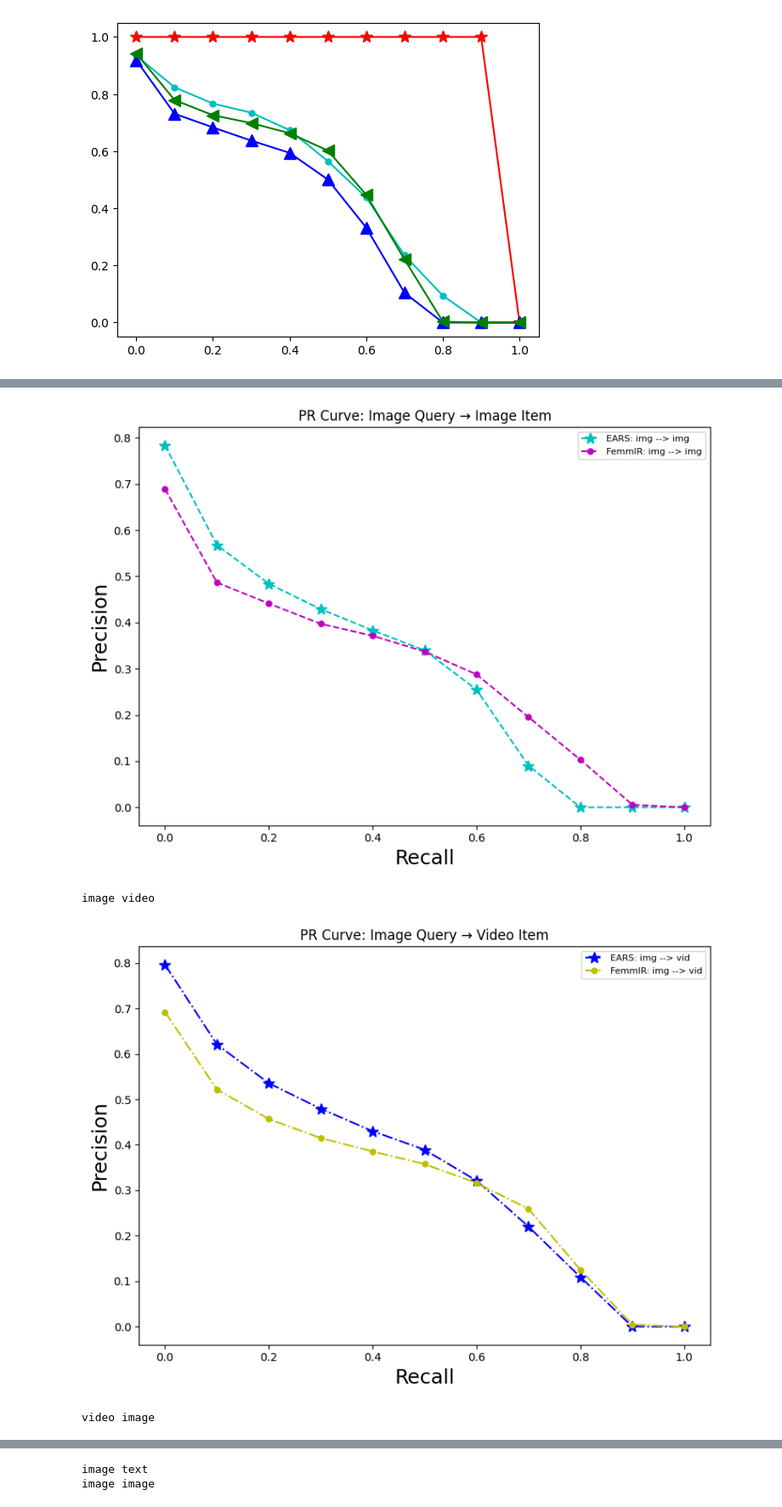
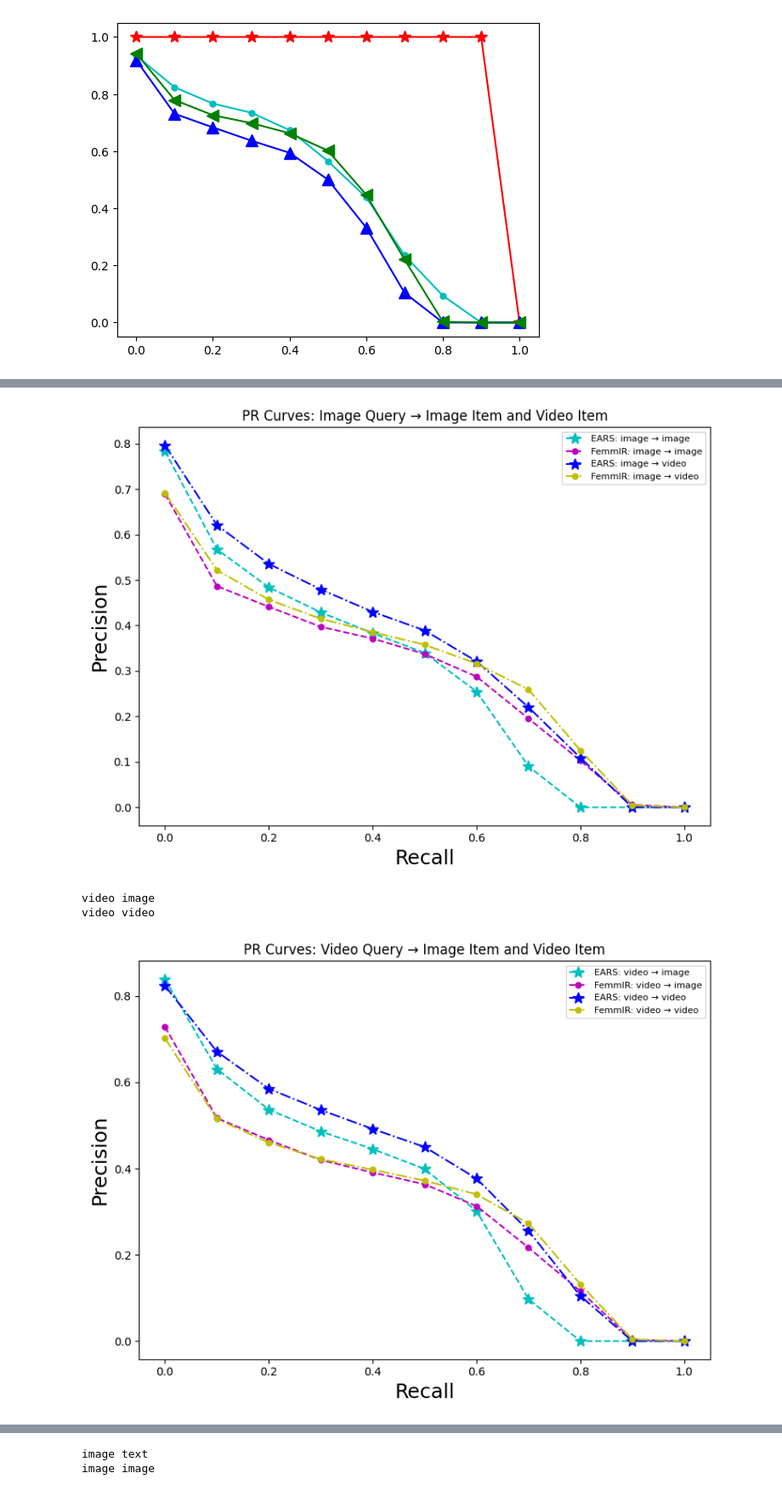
Before and after one commit to ksolaiman/MMIR-SQL-GCN, a Jupyter notebook: pr_curve_generation.ipynb, the cells around one changed output, grey strips where cells are left out. Shown: that part at 85% size. Drawn from its saved outputs; the diff is of its cells as text; code cells hidden in the pictures.

Commit message:
made the legends dynamic for any type of querying

```diff
--- a/pr_curve_generation.ipynb
+++ b/pr_curve_generation.ipynb
@@ -109,30 +109,38 @@ line_styles = ['-', '--', '-.', ':']
 
 # lbl = ['Text-->Text','Text-->Video', 'Text-->Image',  'Text-->All']
 #
-multilbl = [['EARS: img --> txt', 'FemmIR: img --> txt'],
-            ['EARS: img --> img', 'FemmIR: img --> img'],
-            ['EARS: img --> vid', 'FemmIR: img --> vid'],
-            ['EARS: img --> all', 'FemmIR: img --> all']]
+# multilbl = [['EARS: img --> txt', 'FemmIR: img --> txt'],
+#             ['EARS: img --> img', 'FemmIR: img --> img'],
+#             ['EARS: img --> vid', 'FemmIR: img --> vid'],
+#             ['EARS: img --> all', 'FemmIR: img --> all']]
 
-# for idx2, name1 in enumerate(names[0:1]):#[:-1]:
-#     for idx, name2 in enumerate(names[0:4]):
 def show_compare(name1, name2, plotno=0):
         print(name1, name2)
-        name1 = noofobj[names.index(name1)]
-        name2 = noofobj[names.index(name2)]
-        with open(name1+"-"+name2+"-precision-11-point.pkl", "rb") as f:
+        name1_idx = noofobj[names.index(name1)]
+        name2_idx = noofobj[names.index(name2)]
+        with open(name1_idx +"-"+ name2_idx +"-precision-11-point.pkl", "rb") as f:
             precision = pickle.load(f)
-        with open(name1+"-"+name2+"-recall-11-point.pkl", "rb") as f:
+        with open(name1_idx +"-"+ name2_idx +"-recall-11-point.pkl", "rb") as f:
             recall = pickle.load(f)
-        l1, = plt.plot(recall, precision, marker[0]+line_styles[plotno]+clr[plotno][0], markevery=1, markersize=10, label=multilbl[plotno][0]) #
+        l1, = plt.plot(
+                recall, precision,
+                marker[0]+line_styles[plotno]+clr[plotno][0],
+                markevery=1, markersize=10,
+                label=f'EARS: {name1} → {name2}'
+              ) #
 
         model_name = "simgnn/"
         model_version = "sim-as-prediction/"
-        with open(model_name + model_version + name1+"-"+name2+"-precision-11-point.pkl", "rb") as f:
+        with open(model_name + model_version + name1_idx +"-"+ name2_idx +"-precision-11-point.pkl", "rb") as f:
             precision = pickle.load(f)
-        with open(model_name + model_version + name1+"-"+name2+"-recall-11-point.pkl", "rb") as f:
+        with open(model_name + model_version + name1_idx +"-"+ name2_idx +"-recall-11-point.pkl", "rb") as f:
             recall = pickle.load(f)
-        l1, = plt.plot(recall, precision, marker[1]+line_styles[plotno]+clr[plotno][1], markevery=1, markersize=10, label=multilbl[plotno][1]) #
+        l1, = plt.plot(
+                recall, precision,
+                marker[1]+line_styles[plotno]+clr[plotno][1],
+                markevery=1, markersize=10,
+                label=f'FemmIR: {name1} → {name2}'
+              ) #
 
         # naming the x-axis
         plt.xlabel('Recall', fontsize=18)
@@ -142,9 +150,6 @@ def show_compare(name1, name2, plotno=0):
         # plt.title('My bar chart!')
         plt.legend(prop={'size': 8})
 
-# show_compare('text', 'text')
-# show_compare('video', 'text')
-# show_compare('image', 'all', 3)
 
 def compare_modalities(query='image', split=True, targets=None):
     """
@@ -190,8 +195,7 @@ def compare_modalities(query='image', split=True, targets=None):
         plt.show()
 
 
-# compare_image_vs_image_and_video(split=True)
-compare_modalities(query='image', split=True)
-compare_modalities(query='video', split=True)
+compare_modalities(query='image', split=False)
+compare_modalities(query='video', split=False)
 # %% [output]
 image image
@@ -198,4 +203,4 @@ image image
-[figure, old version]
+[figure, new version]
-image video
+video image
+video video
-[figure, old version]
+[figure, new version]
-video image
```
Also changed, not shown: parts of 1 cell of this notebook.
